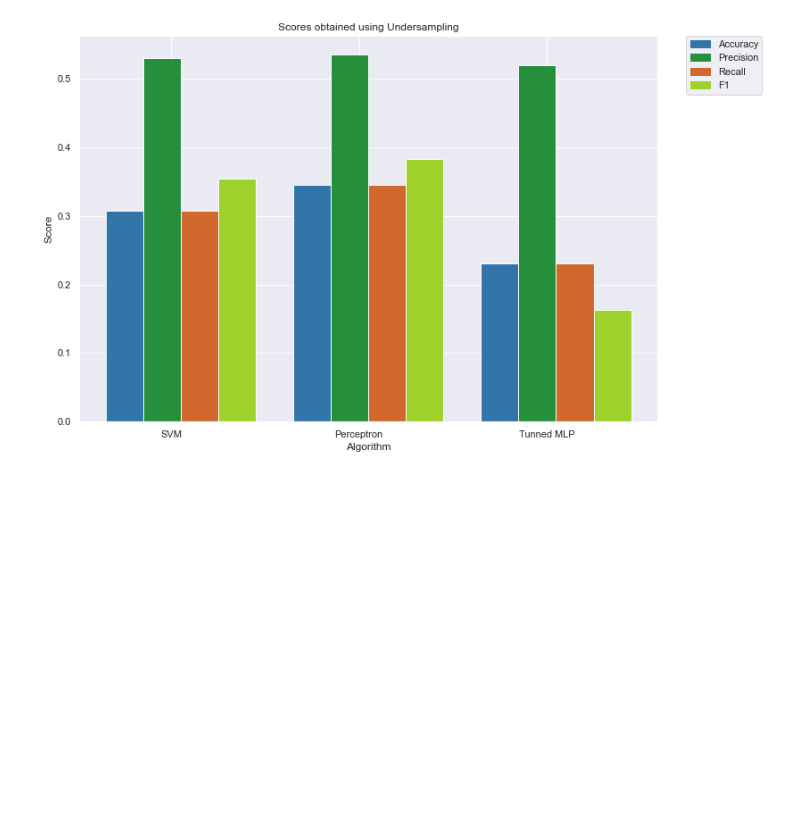
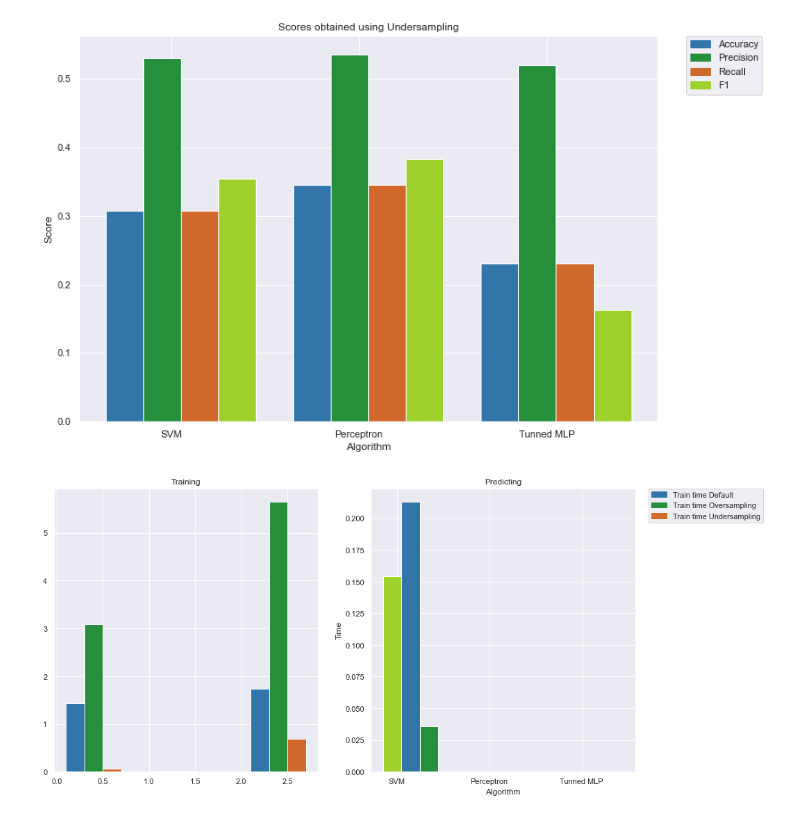
Before and after one commit to joaoDossena/MIEIC-IART, a Jupyter notebook: proj2 - Irony Detection/src/notebooks/Delivery.ipynb, the cells around one changed output. Saved outputs shown, nothing was run; the diff lists cells and outputs as text; code cells hidden in the pictures; blank space fills up the shorter version.

```diff
--- a/proj2 - Irony Detection/src/notebooks/Delivery.ipynb
+++ b/proj2 - Irony Detection/src/notebooks/Delivery.ipynb
@@ -1070,3 +1070,46 @@ title = "Scores obtained using Undersampling"
 plotComparisons(data, title)
 # %% [output]
 [figure]
+# %%
+def plotComparisons(data, title):
+    X = np.arange(3)
+#     fig = plt.figure()
+#     ax = fig.add_axes([0,0,1.5,1.5])
+    fig, axs = plt.subplots(1, 2, figsize=(15, 7.5))
+    axs[0].bar(X + 0.2, data[0], color = '#3275a8', width = 0.2)
+    axs[0].bar(X + 0.4, data[1], color = '#258f3c', width = 0.2)
+    axs[0].bar(X + 0.6, data[2], color = '#d1682c', width = 0.2)
+    axs[0].set_title("Training")
+
+    X = np.arange(3)
+    axs[1].bar(X + 0.2, data[3], color = '#9fd12c', width = 0.2)
+    axs[1].bar(X + 0.4, data[4], color = '#3275a8', width = 0.2)
+    axs[1].bar(X + 0.6, data[5], color = '#258f3c', width = 0.2)
+    axs[1].set_title("Predicting")
+
+    plt.xticks([0.25,1.25,2.25], ['SVM', 'Perceptron', 'Tunned MLP'])
+
+    default_patch = mpatches.Patch(color='#3275a8', label='Train time Default')
+    tunned_patch = mpatches.Patch(color='#258f3c', label='Train time Oversampling')
+    tunned_patch_2 = mpatches.Patch(color='#d1682c', label='Train time Undersampling')
+    plt.legend(handles=[default_patch, tunned_patch, tunned_patch_2], bbox_to_anchor=(1.05, 1), loc='upper left', borderaxespad=0.)
+    # plt.ylim(0.3, 0.7) # y limits
+
+    plt.xlabel("Algorithm")
+    plt.ylabel("Time")
+    # plt.title(title)
+
+    print()
+
+data = [
+            [float(svc_train_time_default), float(perceptron_train_time_default), float(mlp_train_time_default)],
+            [float(svc_train_time_os), float(perceptron_train_time_os), float(mlp_train_time_os)],
+            [float(svc_train_time_us), float(perceptron_train_time_us), float(mlp_train_time_us)],
+            [float(svc_predict_time_default), float(perceptron_predict_time_default), float(mlp_predict_time_default)],
+            [float(svc_predict_time_os), float(perceptron_predict_time_os), float(mlp_predict_time_os)],
+            [float(svc_predict_time_us), float(perceptron_predict_time_us), float(mlp_predict_time_us)],
+       ]
+title = "Scores obtained using Undersampling"
+plotComparisons(data, title)
+# %% [output]
+[figure, added]
```
Also changed, not shown: parts of 1 cell of this notebook, 1 other file.
